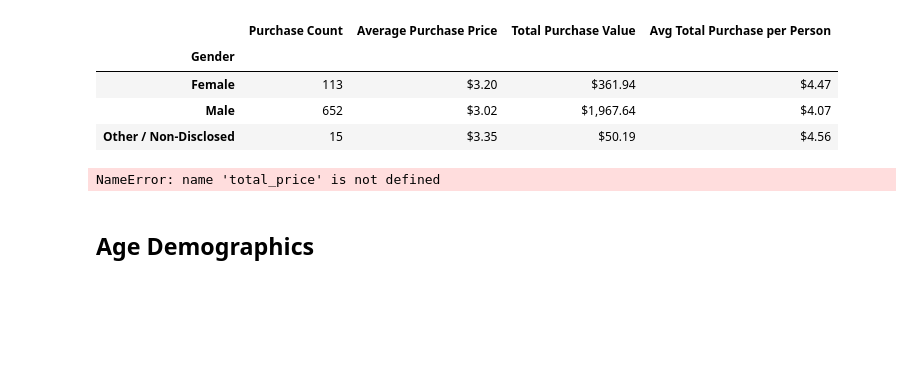
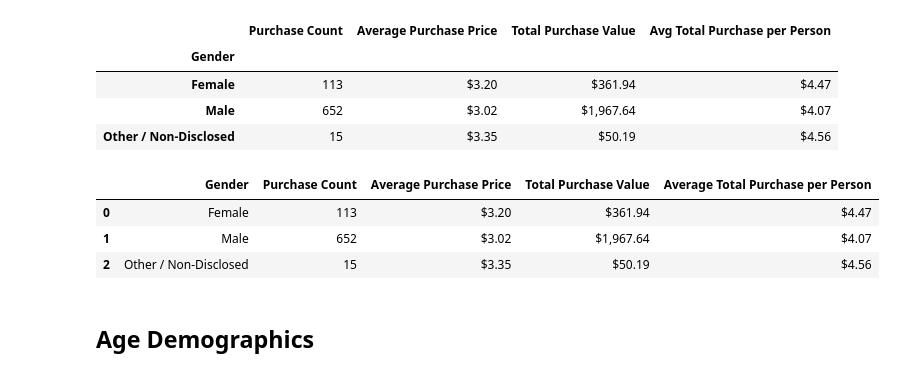
Before and after one commit to aamtman/pandas-challenge, a Jupyter notebook: HerosOfPymoli/HeroesOfPymoli/Alyson.ipynb, the cells around one changed output. Saved outputs shown, nothing was run; the diff lists cells and outputs as text; code cells hidden in the pictures; blank space fills up the shorter version.

```diff
--- a/HerosOfPymoli/HeroesOfPymoli/Alyson.ipynb
+++ b/HerosOfPymoli/HeroesOfPymoli/Alyson.ipynb
@@ -164,33 +149,49 @@ gender_summary_df
 | Female | 113 | $3.20 | $361.94 | $4.47 |
 | Male | 652 | $3.02 | $1,967.64 | $4.07 |
 | Other / Non-Disclosed | 15 | $3.35 | $50.19 | $4.56 |
-# %%
-# Count number of purchases by gender (use purchase_data df to calculate whole data)
-purchase_count_gender = purchase_data.groupby("Gender")["Item Name"].count()
-
-# Caluculate average price spent by gender
-average_price_gender = purchase_data.groupby("Gender")["Price"].mean()
-
-# Caluculate total price spent by gender
-total_price_gender = purchase_data.groupby("Gender")["Price"].sum()
-
-# Caluculate aveage price spent by person (use gender_count to get unique SN ID)
-average_total_gender = total_price / gender_count
-
-# Create a summary
-purchase_summary_df = pd.DataFrame({"Purchase Count": purchase_count_gender,
-                                    "Average Purchase Price" : average_price_gender,
-                                    "Total Purchase Value": total_price_gender,
-                                    "Avg Total Purchase per Person" : average_total_gender})
-# Change format to currency
-purchase_summary_df[["Average Purchase Price","Total Purchase Value","Avg Total Purchase per Person"]] \
-= purchase_summary_df[["Average Purchase Price","Total Purchase Value","Avg Total Purchase per Person"]] \
-.applymap("${:.2f}".format)
-
-# Show the summary
-purchase_summary_df
-# %% [output]
-NameError: name 'total_price' is not defined
+# %%
+newDataFrame2 = purchase_data[['Gender','Price','SN']]
+
+#purchase count
+maleCount2 = newDataFrame2['Gender'].value_counts()['Male']
+femaleCount2 = newDataFrame2['Gender'].value_counts()['Female']
+otherCount2 = newDataFrame2['Gender'].value_counts()['Other / Non-Disclosed']
+
+#calculating the average purchase price per gender
+femaledf = newDataFrame2.query("Gender=='Female'")['Price'].mean()
+maledf = newDataFrame2.query("Gender=='Male'")['Price'].mean()
+otherdf = newDataFrame2.query("Gender=='Other / Non-Disclosed'")['Price'].mean()
+
+#calculate the total purchase value
+femalesum = newDataFrame2.query("Gender=='Female'")['Price'].sum()
+malesum = newDataFrame2.query("Gender=='Male'")['Price'].sum()
+othersum = newDataFrame2.query("Gender=='Other / Non-Disclosed'")['Price'].sum()
+
+#calculate the average total purchase per person
+avPurchase = newDataFrame2.groupby(['Gender','SN']).sum()
+femaleAvTotal = avPurchase.query("Gender=='Female'")['Price'].mean()
+maleAvTotal = avPurchase.query("Gender=='Male'")['Price'].mean()
+otherAvTotal = avPurchase.query("Gender=='Other / Non-Disclosed'")['Price'].mean()
+
+
+#store data in dictionary
+data2 = pd.DataFrame({'Gender':['Female','Male','Other / Non-Disclosed'],
+                      'Purchase Count': [femaleCount2,maleCount2,otherCount2],
+                      'Average Purchase Price': [femaledf, maledf, otherdf],
+                      'Total Purchase Value':[femalesum,malesum,othersum],
+                      'Average Total Purchase per Person': [femaleAvTotal, maleAvTotal, otherAvTotal],
+                    })
+
+#print and format data
+dataframe4 = pd.DataFrame(data2,columns = ['Gender','Purchase Count','Average Purchase Price','Total Purchase Value','Average Total Purchase per Person'])
+pd.options.display.float_format = '${0:,.2f}'.format
+
+dataframe4.head()
+# %% [output]
+|  | Gender | Purchase Count | Average Purchase Price | Total Purchase Value | Average Total Purchase per Person |
+| 0 | Female | 113 | $3.20 | $361.94 | $4.47 |
+| 1 | Male | 652 | $3.02 | $1,967.64 | $4.07 |
+| 2 | Other / Non-Disclosed | 15 | $3.35 | $50.19 | $4.56 |
 # %% [markdown]
 ## Age Demographics
 # %% [markdown]
```
Also changed, not shown: parts of 2 cells of this notebook.
